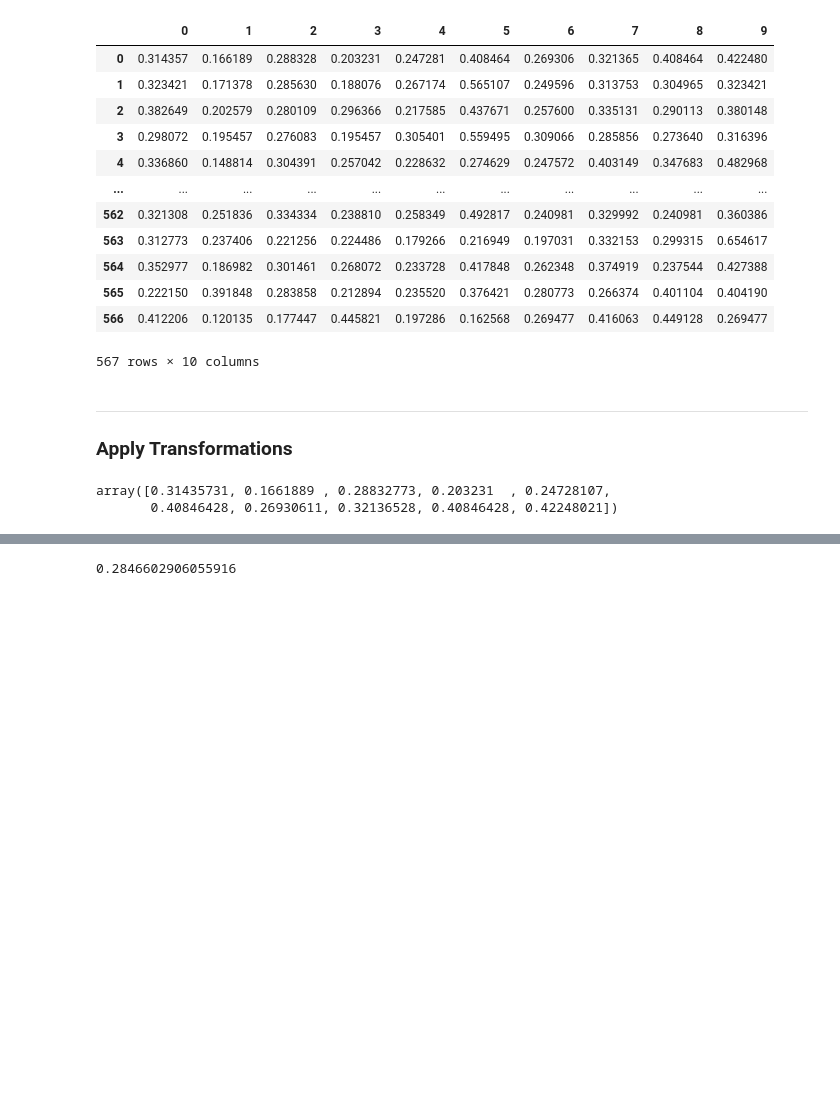
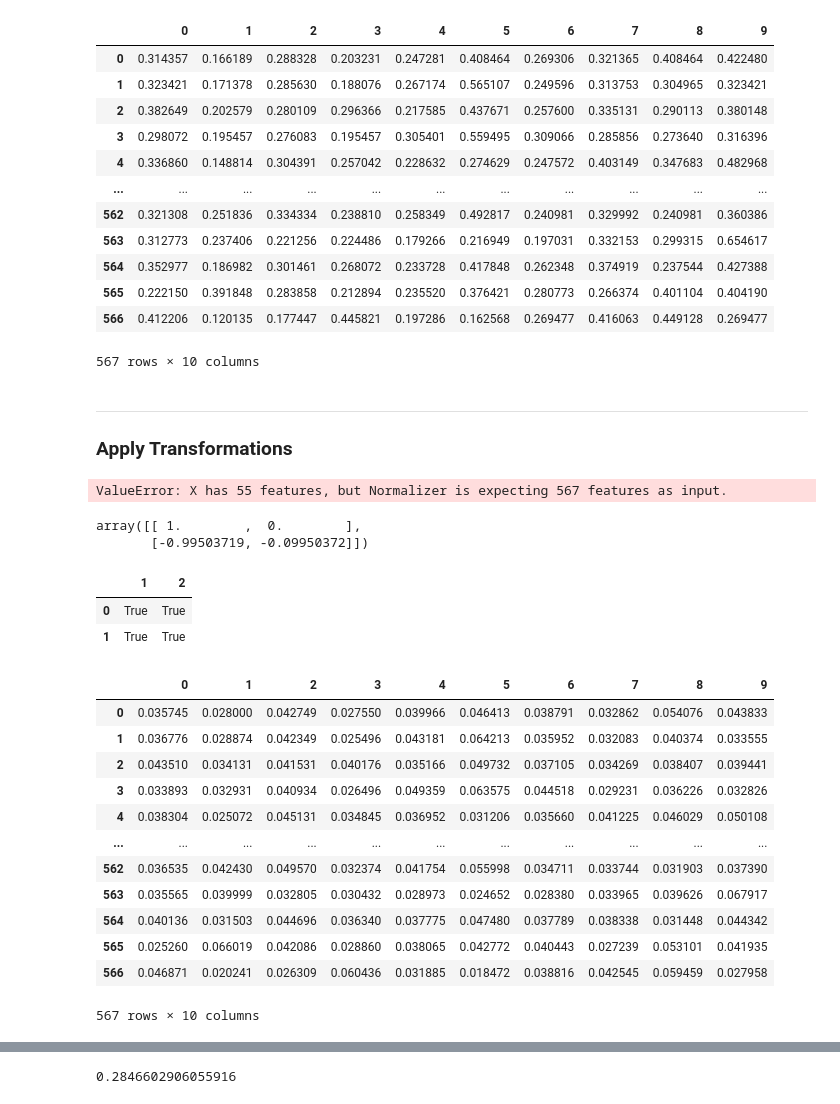
Before and after one commit to S-Arbor/Image-Retrieval-Project, a Jupyter notebook: sift_evaluator.ipynb, the cells around one changed output, grey strips where cells are left out. Drawn from its saved outputs; the diff is of its cells as text; code cells hidden in the pictures; blank space fills up the shorter version.

```diff
--- a/sift_evaluator.ipynb
+++ b/sift_evaluator.ipynb
@@ -164,6 +164,48 @@ train_features["bovw files for 10 Words"]
 # %% [markdown]
 ____
 ### Apply Transformations
+# %%
+## double check this code, it should normalise features but unsure?
+
+# normalising the columns
+train_feature_norm = {}
+test_feature_norm = {}
+
+# normalising the rows
+train_vector_norm = {}
+test_vector_norm = {}
+
+for bovw_size in train_features.keys():
+    train = train_features[bovw_size]
+    test = test_features[bovw_size]
+
+    row_normaliser = sklearn.preprocessing.Normalizer().fit(train)
+    train_vector_norm[bovw_size] = row_normaliser.transform(train)
+    test_vector_norm[bovw_size] = row_normaliser.transform(test)
+
+    # rotate dataframes to normalise by column
+    temp_train = train.T
+    temp_test = test.T
+    column_normaliser = sklearn.preprocessing.Normalizer().fit(temp_train)
+    train_feature_norm[bovw_size] = column_normaliser.transform(temp_train).T
+    test_feature_norm[bovw_size] = column_normaliser.transform(temp_test).T
+
+train_feature_norm(["bovw files for 10 Words"]) == sklearn.preprocessing.normalize(train_features["bovw files for 10 Words"], axis=0)
+# %% [output]
+ValueError: X has 55 features, but Normalizer is expecting 567 features as input.
+# %%
+dat = pd.DataFrame({1:[1,-10], 2:[0,-1]})
+normaliser = sklearn.preprocessing.Normalizer().fit(dat)
+normaliser.transform(dat)
+# %% [output]
+array([[ 1.        ,  0.        ],
+       [-0.99503719, -0.09950372]])
+# %%
+dat.T.T == dat
+# %% [output]
+|  | 1 | 2 |
+| 0 | True | True |
+| 1 | True | True |
 # %%
 # normalising the columns
 train_feature_norm = {}
@@ -173,37 +215,48 @@ test_feature_norm = {}
 train_vector_norm = {}
 test_vector_norm = {}
 
 for (bovw_size, features) in train_features.items():
     full_df = pd.concat([train_features[bovw_size], test_features[bovw_size]], ignore_index=True)
 
     feature_norm = sklearn.preprocessing.normalize(full_df, axis=0)
-    train_feature_norm[bovw_size] = feature_norm[:567,:]
-    test_feature_norm[bovw_size] = feature_norm[:567,:]
+    train_feature_norm[bovw_size] = pd.DataFrame(feature_norm[:567,:])
+    test_feature_norm[bovw_size] = pd.DataFrame(feature_norm[567:,:])
 
     vector_norm = sklearn.preprocessing.normalize(full_df, axis=1)
-    train_vector_norm[bovw_size] = vector_norm[:567,:]
-    test_vector_norm[bovw_size] = vector_norm[:567,:]
+    train_vector_norm[bovw_size] = pd.DataFrame(vector_norm[:567,:])
+    test_vector_norm[bovw_size] = pd.DataFrame(vector_norm[567:,:])
 
 ## Advanced method for easily handling multiple transformations, currently not working
 
 # train_transformed = {}
 # test_transformed = {}
 
 # for bovw_size in train_features.keys():
 #     full_df = pd.concat([train_features[bovw_size], test_features[bovw_size]], ignore_index = True)
 
 #     transformed_dfs = {"Vector normalised" : sklearn.preprocessing.normalize(full_df, axis = 1),
 #                            "Feature normalised" : sklearn.preprocessing.normalize(full_df, axis = 0)}
 
 #     for transformation_name in transformed_dfs.keys():
 #         train_transformed[transformation_name] = {}
 #         test_transformed[transformation_name] = {}
 
 #     for (transformation_name, transformed_df) in transformed_dfs.items():
 #         train_transformed[transformation_name][bovw_size] = transformed_df[:567,:]
 #         test_transformed[transformation_name][bovw_size] = transformed_df[567:,:]
 
-train_vector_norm["bovw files for 10 Words"][0]
+train_feature_norm["bovw files for 10 Words"]
 # %% [output]
+|  | 0 | 1 | 2 | 3 | 4 | 5 | 6 | 7 | 8 | 9 |
+| 0 | 0.035745 | 0.028000 | 0.042749 | 0.027550 | 0.039966 | 0.046413 | 0.038791 | 0.032862 | 0.054076 | 0.043833 |
+| 1 | 0.036776 | 0.028874 | 0.042349 | 0.025496 | 0.043181 | 0.064213 | 0.035952 | 0.032083 | 0.040374 | 0.033555 |
+| 2 | 0.043510 | 0.034131 | 0.041531 | 0.040176 | 0.035166 | 0.049732 | 0.037105 | 0.034269 | 0.038407 | 0.039441 |
+| 3 | 0.033893 | 0.032931 | 0.040934 | 0.026496 | 0.049359 | 0.063575 | 0.044518 | 0.029231 | 0.036226 | 0.032826 |
+| 4 | 0.038304 | 0.025072 | 0.045131 | 0.034845 | 0.036952 | 0.031206 | 0.035660 | 0.041225 | 0.046029 | 0.050108 |
+| ... | ... | ... | ... | ... | ... | ... | ... | ... | ... | ... |
+| 562 | 0.036535 | 0.042430 | 0.049570 | 0.032374 | 0.041754 | 0.055998 | 0.034711 | 0.033744 | 0.031903 | 0.037390 |
+| 563 | 0.035565 | 0.039999 | 0.032805 | 0.030432 | 0.028973 | 0.024652 | 0.028380 | 0.033965 | 0.039626 | 0.067917 |
+| 564 | 0.040136 | 0.031503 | 0.044696 | 0.036340 | 0.037775 | 0.047480 | 0.037789 | 0.038338 | 0.031448 | 0.044342 |
+| 565 | 0.025260 | 0.066019 | 0.042086 | 0.028860 | 0.038065 | 0.042772 | 0.040443 | 0.027239 | 0.053101 | 0.041935 |
+| 566 | 0.046871 | 0.020241 | 0.026309 | 0.060436 | 0.031885 | 0.018472 | 0.038816 | 0.042545 | 0.059459 | 0.027958 |
-array([0.31435731, 0.1661889 , 0.28832773, 0.203231  , 0.24728107,
-       0.40846428, 0.26930611, 0.32136528, 0.40846428, 0.42248021])
+567 rows × 10 columns
```
Also changed, not shown: parts of 6 cells of this notebook, 1 other file.
